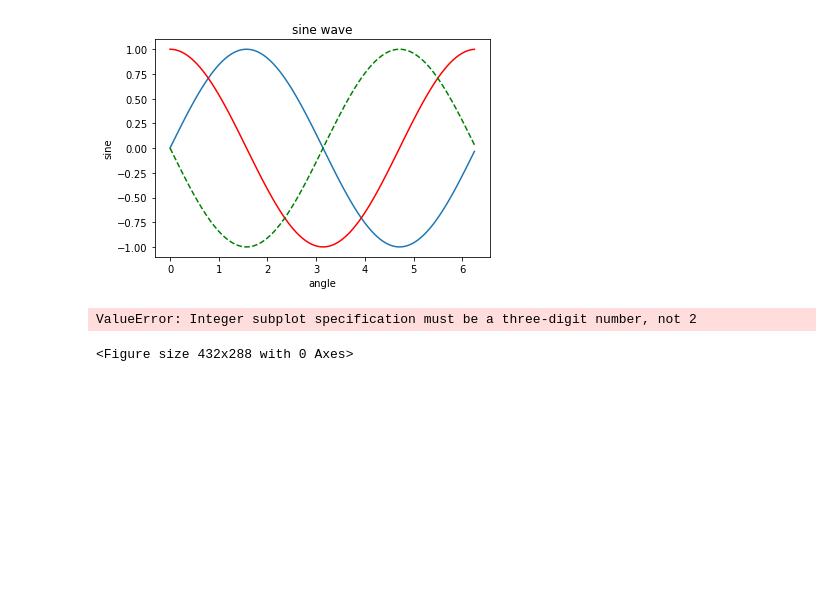
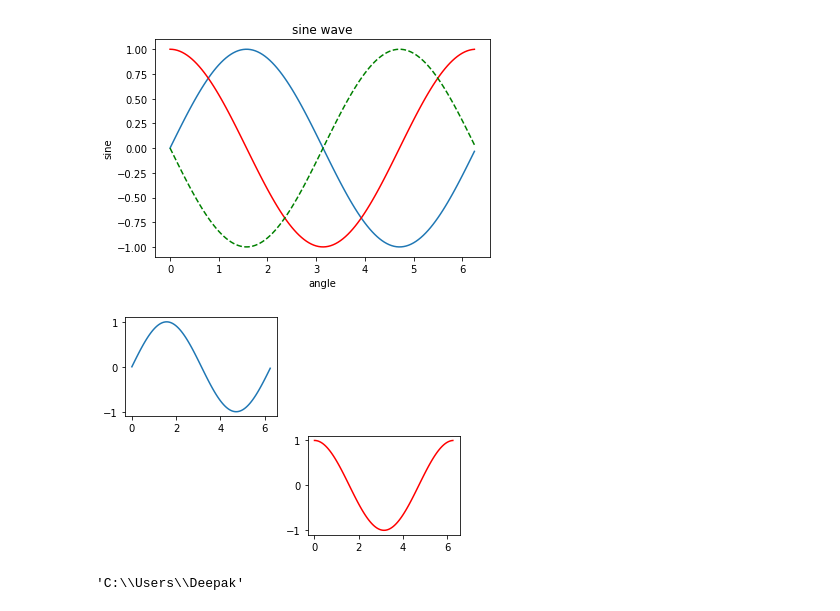
Before and after one commit to rktrojan/DataSciencePython, a Jupyter notebook: Notebooks/Matplotlib and Seaborn.ipynb, the cells around one changed output. Drawn from its saved outputs; the diff is of its cells as text; code cells hidden in the pictures; blank space fills up the shorter version.

```diff
--- a/Notebooks/Matplotlib and Seaborn.ipynb
+++ b/Notebooks/Matplotlib and Seaborn.ipynb
@@ -19,23 +20,26 @@ plt.show()
 # %%
 from matplotlib import pyplot as plt
 import numpy as np
 import math #needed for definition of pi
 x = np.arange(0, math.pi*2, 0.05)
 y = np.sin(x)
 
-plt.subplot(211)
+plt.subplot(221)
 
 plt.plot(x,y)
 
-plt.subplot(212)
+plt.subplot(224)
 
 plt.plot(x, np.cos(x), 'r-')
 
 
 
 plt.show()
 # %% [output]
-ValueError: Integer subplot specification must be a three-digit number, not 2
-<Figure size 432x288 with 0 Axes>
+[figure, added]
 # %%
 %matplotlib inline
+import os
+os.getcwd()
+# %% [output]
+'C:\\Users\\Deepak'
```
Also changed, not shown: parts of 6 cells of this notebook, 3 other files.
